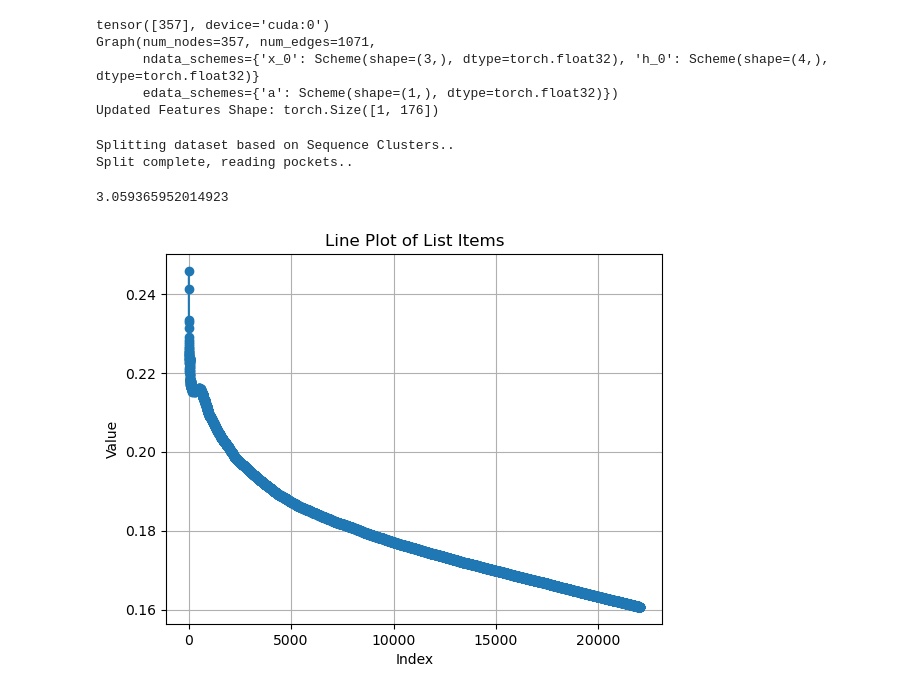
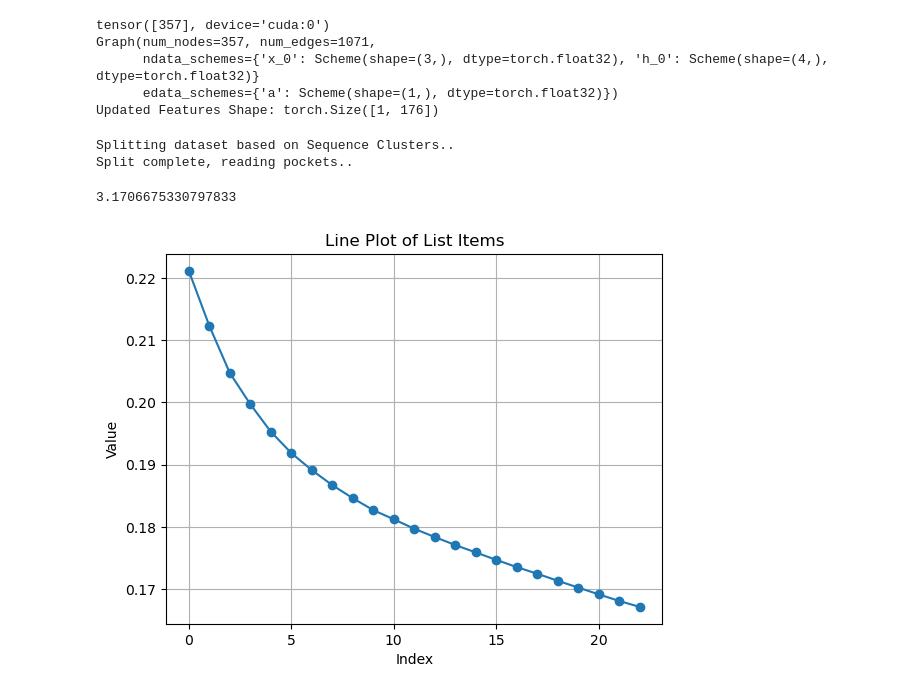
Before and after one commit to vratins/graphpocket, a Jupyter notebook: notebooks/model.ipynb, the cells around one changed output. Cells and saved outputs as stored; diff of their text form; code cells hidden in the pictures.

Commit message:
train.py tests

```diff
--- a/notebooks/model.ipynb
+++ b/notebooks/model.ipynb
@@ -528,7 +528,7 @@ pocket_path = '../../dataset_graph/data'
 seq_file = '../cluster_map.pkl'
 
 train_dataset, test_dataset = create_dataset(pos_path, neg_path, pocket_path, seq_file, fold_nr=0, type='seq')
-train_dataloader = get_dataloader(train_dataset, batch_size=32, num_workers=4)
+train_dataloader = get_dataloader(train_dataset, batch_size=64, num_workers=4)
 
 end = time.time()
 
@@ -536,7 +536,7 @@ print((end-start)/60.0)
 # %% [output]
 Splitting dataset based on Sequence Clusters..
 Split complete, reading pockets..
-3.059365952014923
+3.1706675330797833
 # %%
 #train
 
@@ -584,11 +584,11 @@ for epoch in range(epochs):
 # %%
 import matplotlib.pyplot as plt
 
-plt.plot(epoch_losses, marker='o')  # 'o' adds markers to each data point
+plt.plot(epoch_losses[::500], marker='o')  # 'o' adds markers to each data point
 plt.title('Line Plot of List Items')
 plt.xlabel('Index')
 plt.ylabel('Value')
 plt.grid(True)
 plt.show()
 # %% [output]
-[figure, old version]
+[figure, new version]
```
Also changed, not shown: parts of 1 cell of this notebook, 2 other files.
